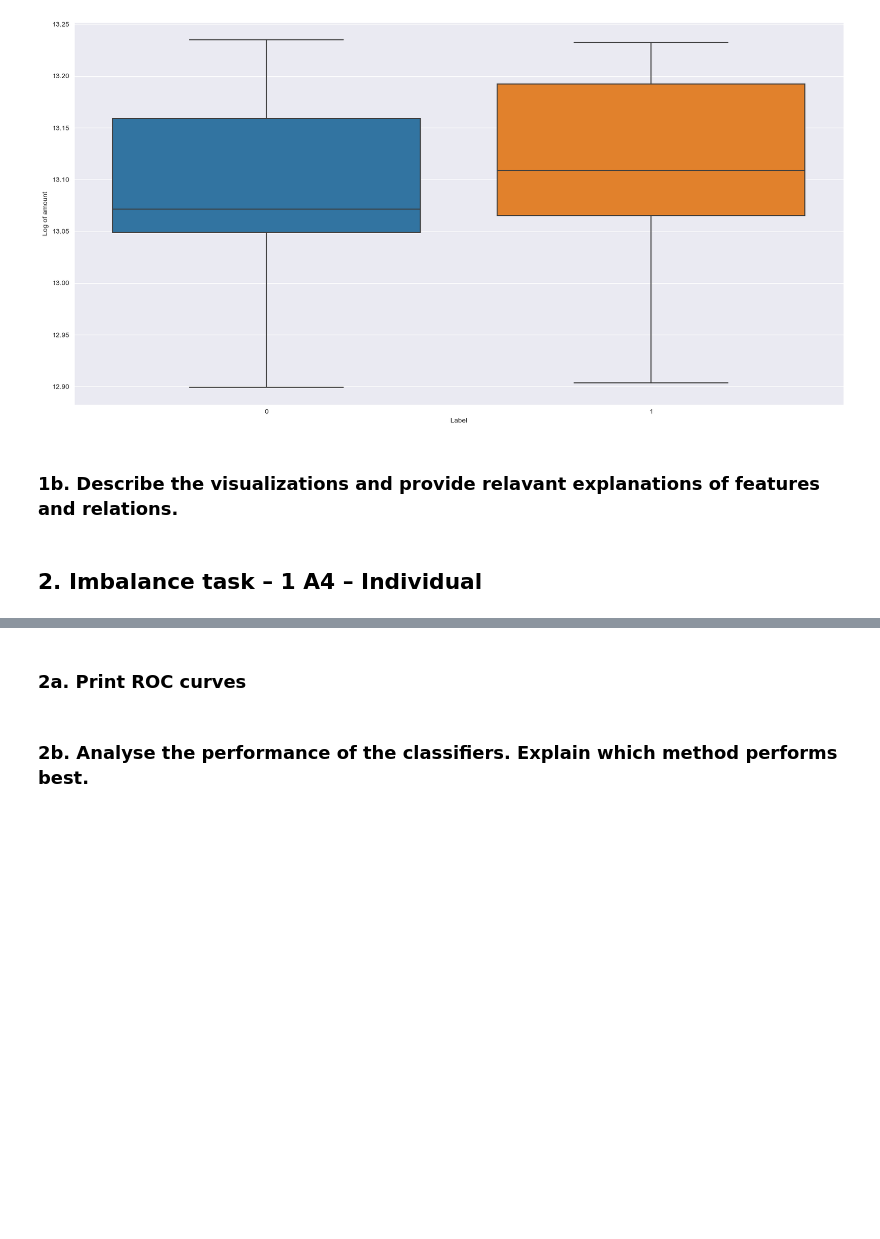
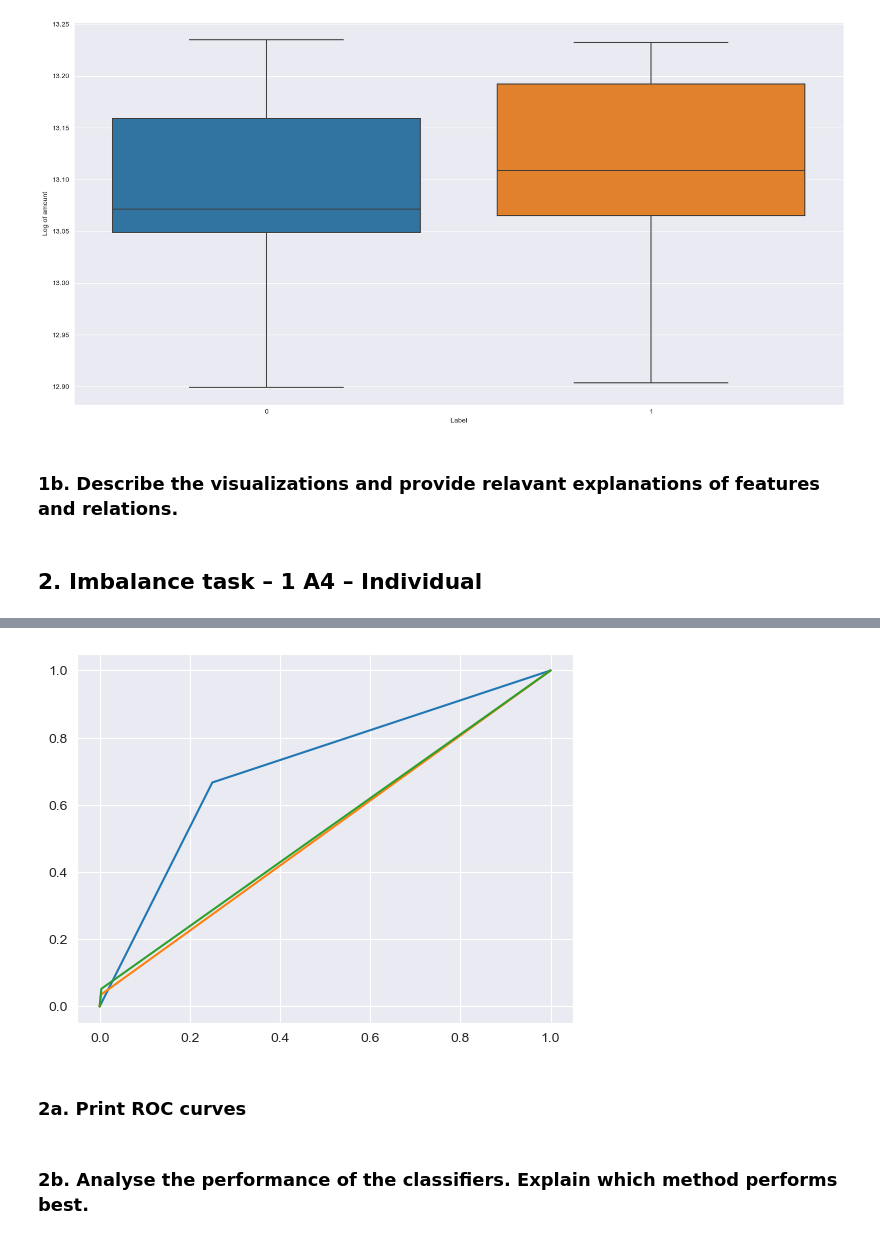
Before and after one commit to kbaran1998/CS4035-cyber-data, a Jupyter notebook: Lab1-2021.ipynb, the cells around one changed output, grey strips where cells are left out. Saved outputs shown, nothing was run; the diff lists cells and outputs as text; code cells hidden in the pictures; blank space fills up the shorter version.

Commit message:
Add classifiers to rank swap

```diff
--- a/Lab1-2021.ipynb
+++ b/Lab1-2021.ipynb
@@ -264,2 +268,97 @@ plt.show()
 # %% [markdown]
 ## 2. Imbalance task – 1 A4 – Individual
+# %%
+# Scaling the data
+# from sklearn.preprocessing import StandardScaler
+# scaler = StandardScaler()
+# df1['amount_eur'] = scaler.fit_transform(df1[['amount_eur']])
+# df1['bin'] = scaler.fit_transform(df1[['bin']])
+
+# TODO: test the minmax scaler
+
+# Splitting the data
+from sklearn.model_selection import train_test_split
+df1.head()
+# X = df1.drop(['label', 'mail_id', 'ip_id', 'card_id', 'amount', 'accountcode_cc', 'shoppercountrycode_str', 'currencycode_str'], axis=1)
+# Get only the relevant columns
+X = df1[['amount_eur', 'bin', 'cvcresponsecode', 'shoppercountrycode', 'currencycode', 'countries_equal']]
+y = df1['label']
+X_train, X_test, y_train, y_test = train_test_split(X, y, test_size=0.2, random_state=1)
+X_train.head()
+
+# Training the models
+from sklearn.linear_model import LogisticRegression
+from sklearn.ensemble import RandomForestClassifier
+from sklearn.tree import DecisionTreeClassifier
+
+# Logistic regression
+logreg = LogisticRegression(class_weight='balanced')
+logreg.fit(X_train, y_train)
+logreg_pred = logreg.predict(X_test)
+
+# Get the roc value
+from sklearn.metrics import roc_auc_score
+roc_value = roc_auc_score(y_test, logreg_pred)
+print("AUC logistic regression: ", roc_value)
+# Plot the roc curve
+from sklearn.metrics import roc_curve
+fpr, tpr, thresholds = roc_curve(y_test, logreg_pred)
+plt.plot(fpr, tpr, label='Logistic Regression (area = %0.2f)' % roc_value)
+
+# Random forest
+rf = RandomForestClassifier(class_weight='balanced')
+rf.fit(X_train, y_train)
+rf_pred = rf.predict(X_test)
+
+# Get the roc value
+roc_value = roc_auc_score(y_test, rf_pred)
+print("AUC random forest: ", roc_value)
+# Plot the roc curve
+fpr, tpr, thresholds = roc_curve(y_test, rf_pred)
+plt.plot(fpr, tpr, label='Random Forest (area = %0.2f)' % roc_value)
+
+# Decision tree
+dt = DecisionTreeClassifier(class_weight='balanced')
+dt.fit(X_train, y_train)
+dt_pred = dt.predict(X_test)
+
+# Get the roc value
+roc_value = roc_auc_score(y_test, dt_pred)
+print("AUC decision tree: ", roc_value)
+# Plot the roc curve
+fpr, tpr, thresholds = roc_curve(y_test, dt_pred)
+plt.plot(fpr, tpr, label='Decision Tree (area = %0.2f)' % roc_value)
+
+# Print accuracies for each model
+from sklearn.metrics import accuracy_score
+print("Accuracy logistic regression: ", accuracy_score(y_test, logreg_pred))
+print("Accuracy random forest: ", accuracy_score(y_test, rf_pred))
+print("Accuracy decision tree: ", accuracy_score(y_test, dt_pred))
+
+# Print f1 scores for each model
+from sklearn.metrics import f1_score
+print("F1 logistic regression: ", f1_score(y_test, logreg_pred))
+print("F1 random forest: ", f1_score(y_test, rf_pred))
+print("F1 decision tree: ", f1_score(y_test, dt_pred))
+
+# Print confusion matrices for each model
+from sklearn.metrics import confusion_matrix
+print("Confusion matrix logistic regression: \n", confusion_matrix(y_test, logreg_pred))
+print("Confusion matrix random forest: \n", confusion_matrix(y_test, rf_pred))
+print("Confusion matrix decision tree: \n", confusion_matrix(y_test, dt_pred))
+
+# Print classification reports for each model
+from sklearn.metrics import classification_report
+print("Classification report logistic regression: \n", classification_report(y_test, logreg_pred))
+print("Classification report random forest: \n", classification_report(y_test, rf_pred))
+print("Classification report decision tree: \n", classification_report(y_test, dt_pred))
+
+# Print the feature importances for the random forest
+print("Feature importances random forest: \n", rf.feature_importances_)
+
+# Print the feature importances for the decision tree
+print("Feature importances decision tree: \n", dt.feature_importances_)
+
+# Print the feature importances for the logistic regression
+print("Feature importances logistic regression: \n", logreg.coef_)
+# %% [output]
@@ -265,0 +382 @@ plt.show()
+[figure, added]
```
Also changed, not shown: parts of 6 cells of this notebook.
